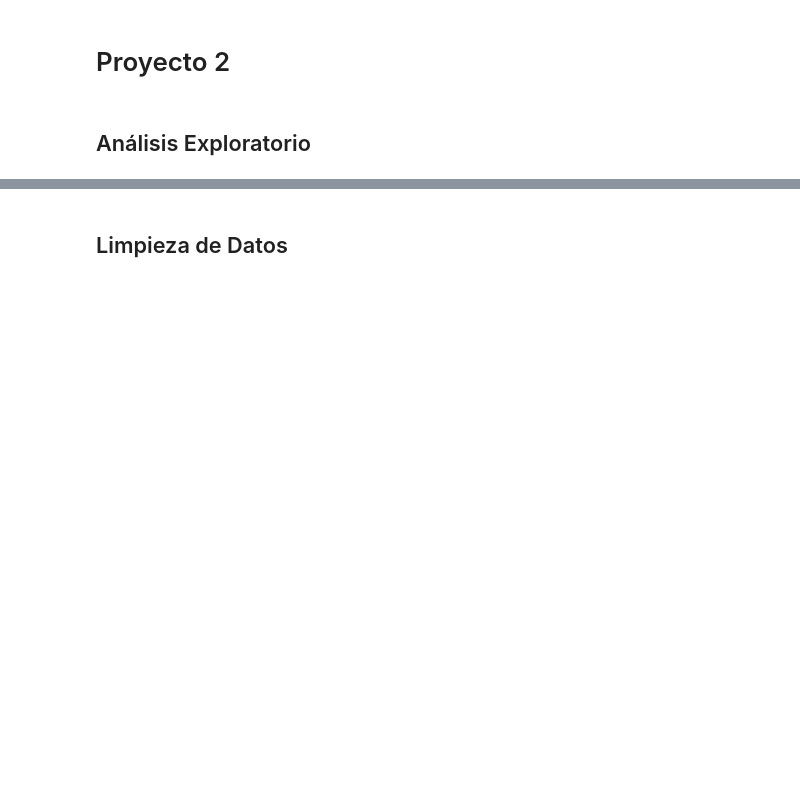
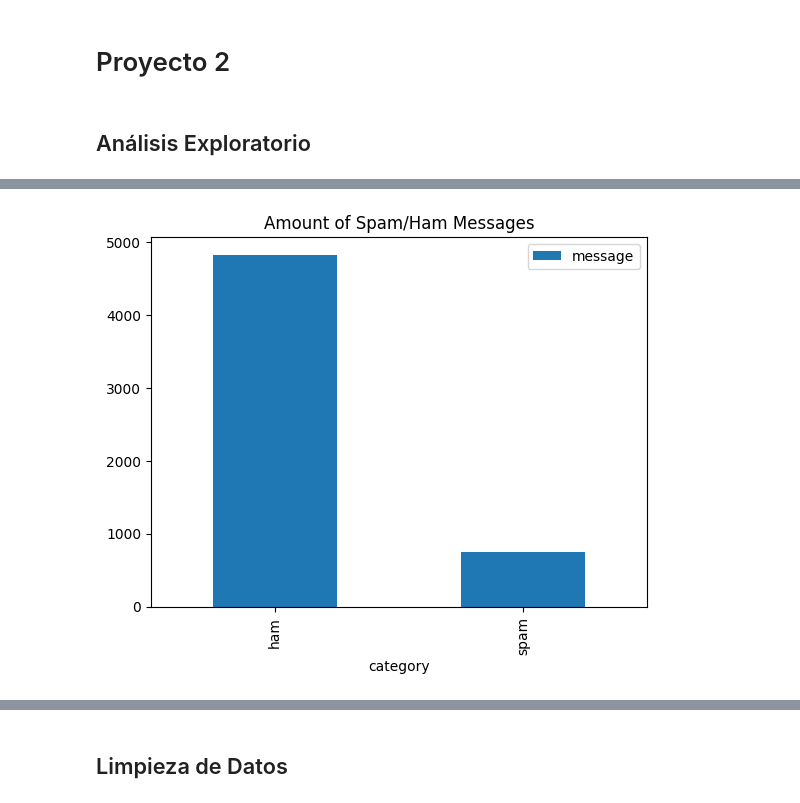
Before and after one commit to DiggsPapu/UVGIA, a Jupyter notebook: proyecto.ipynb, the cells around one changed output, grey strips where cells are left out. Saved outputs shown, nothing was run; the diff lists cells and outputs as text; code cells hidden in the pictures; blank space fills up the shorter version.

```diff
--- a/proyecto.ipynb
+++ b/proyecto.ipynb
@@ -37,7 +45,0 @@ datos
-# %%
-# make the stem
-ps = nltk.stem.PorterStemmer()
-# Get the words splitted with the tokenize function and stemm them with the lambda function
-datos["Words"] = datos["v2"].apply(lambda x: nltk.tokenize.word_tokenize(x))
-# datos["Words"] = datos["v2"].str.split(" ")
-datos
@@ -53,0 +46,7 @@ datos["Words"]
+# %%
+# Amount of ham and spam
+datos.groupby(["category"]).count().plot(kind = 'bar')
+plt.title("Amount of Spam/Ham Messages")
+plt.show()
+# %% [output]
+[figure, added]
```
Also changed, not shown: parts of 6 cells of this notebook.
